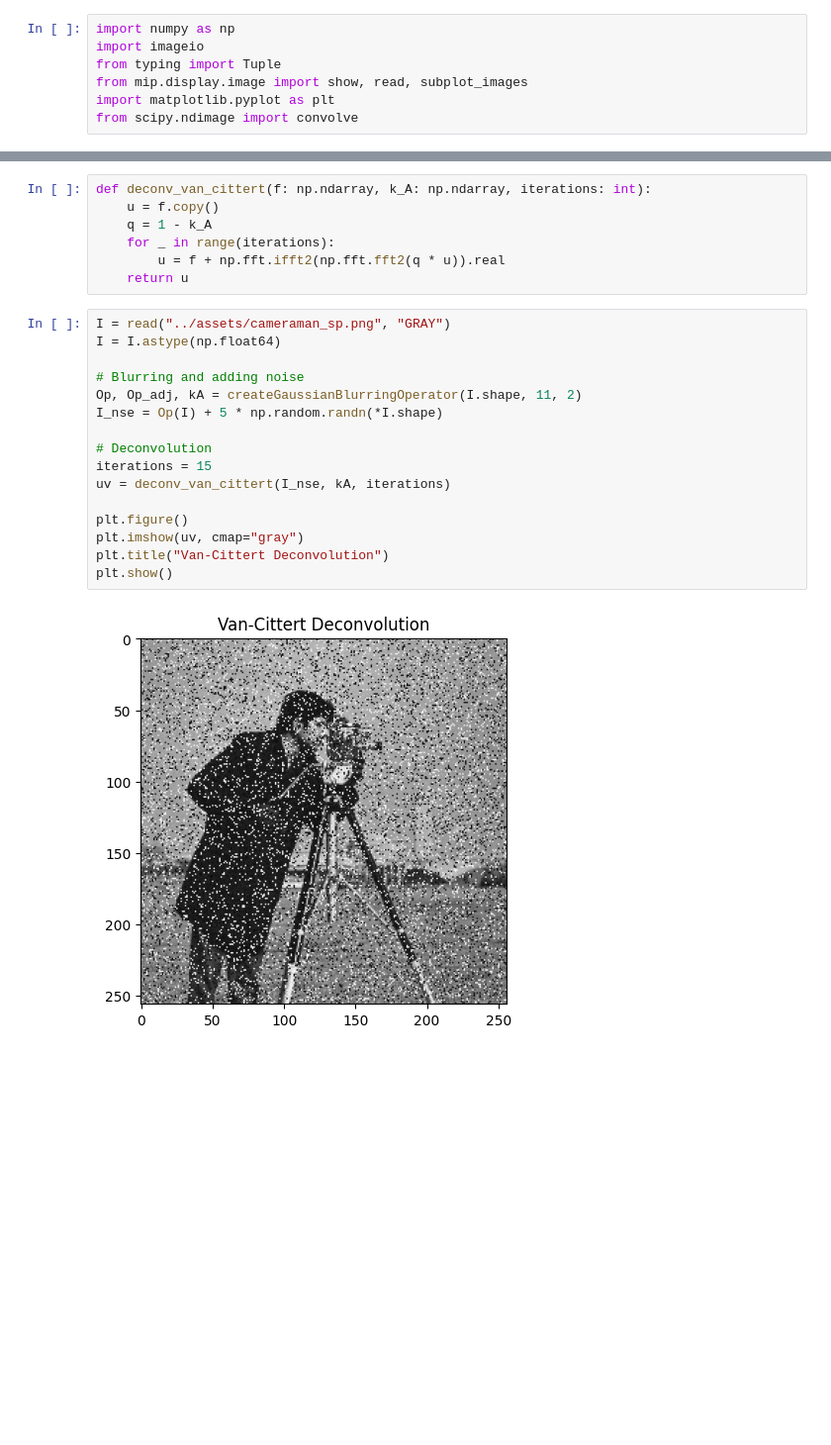
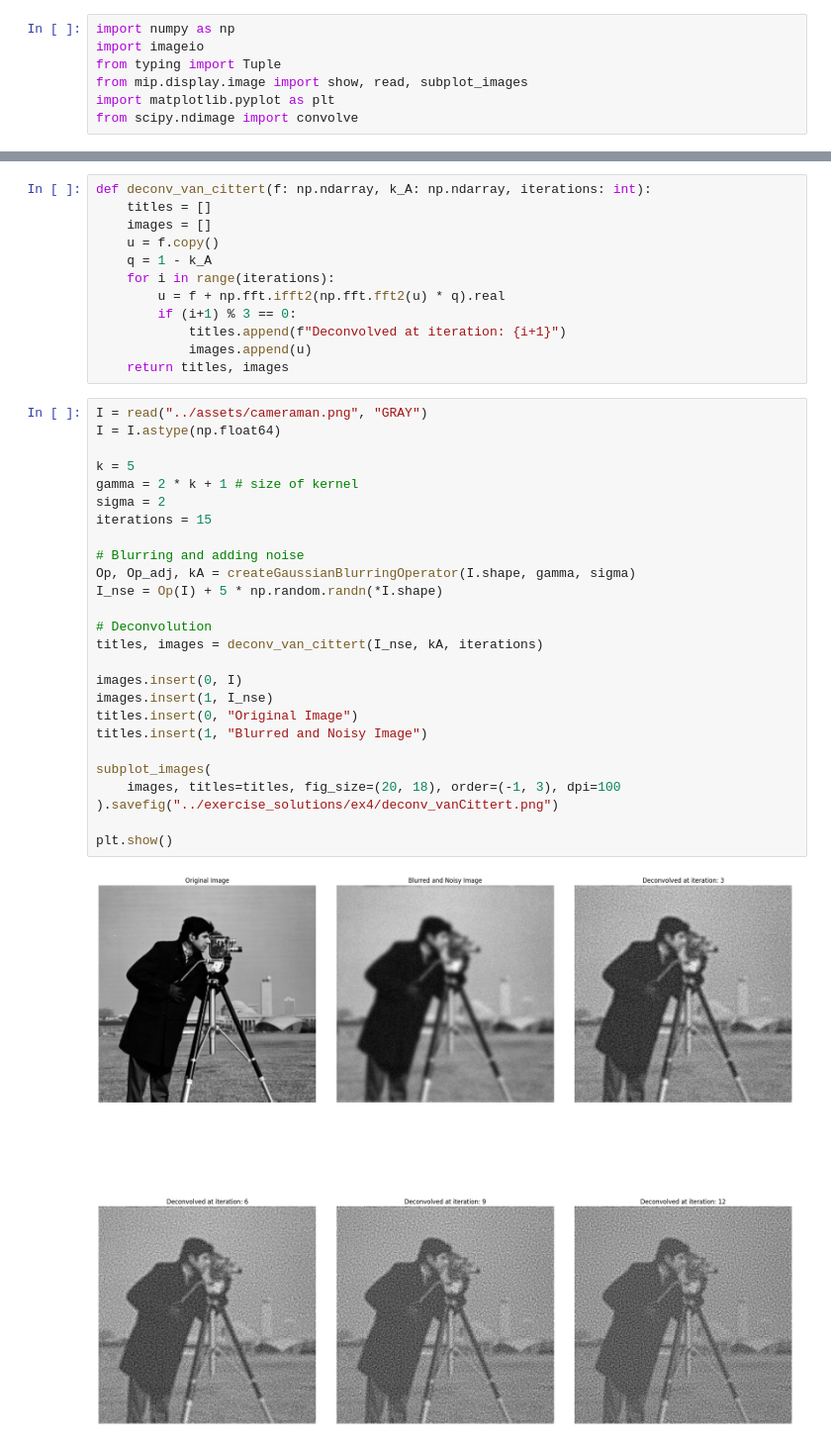
Before and after one commit to Crazz-Zaac/mathematical-image-processing, a Jupyter notebook: notebooks/ex_4.ipynb, the cells around one changed output, grey strips where cells are left out. Shown at 99% size. Saved outputs shown, nothing was run; the diff lists cells and outputs as text; blank space fills up the shorter version.

Commit message:
image deconvolution using van-Citteret

```diff
--- a/notebooks/ex_4.ipynb
+++ b/notebooks/ex_4.ipynb
@@ -28,26 +46,41 @@ def createGaussianBlurringOperator(
     return Op, Op_adj, fftFilter
 # %%
 def deconv_van_cittert(f: np.ndarray, k_A: np.ndarray, iterations: int):
+    titles = []
+    images = []
     u = f.copy()
     q = 1 - k_A
-    for _ in range(iterations):
-        u = f + np.fft.ifft2(np.fft.fft2(q * u)).real
-    return u
+    for i in range(iterations):
+        u = f + np.fft.ifft2(np.fft.fft2(u) * q).real
+        if (i+1) % 3 == 0:
+            titles.append(f"Deconvolved at iteration: {i+1}")
+            images.append(u)
+    return titles, images
 # %%
-I = read("../assets/cameraman_sp.png", "GRAY")
+I = read("../assets/cameraman.png", "GRAY")
 I = I.astype(np.float64)
 
+k = 5
+gamma = 2 * k + 1 # size of kernel
+sigma = 2
+iterations = 15
+
 # Blurring and adding noise
-Op, Op_adj, kA = createGaussianBlurringOperator(I.shape, 11, 2)
+Op, Op_adj, kA = createGaussianBlurringOperator(I.shape, gamma, sigma)
 I_nse = Op(I) + 5 * np.random.randn(*I.shape)
 
 # Deconvolution
-iterations = 15
-uv = deconv_van_cittert(I_nse, kA, iterations)
+titles, images = deconv_van_cittert(I_nse, kA, iterations)
 
-plt.figure()
-plt.imshow(uv, cmap="gray")
-plt.title("Van-Cittert Deconvolution")
+images.insert(0, I)
+images.insert(1, I_nse)
+titles.insert(0, "Original Image")
+titles.insert(1, "Blurred and Noisy Image")
+
+subplot_images(
+    images, titles=titles, fig_size=(20, 18), order=(-1, 3), dpi=100
+).savefig("../exercise_solutions/ex4/deconv_vanCittert.png")
+
 plt.show()
 # %% [output]
-[figure, old version]
+[figure, new version]
```
Also changed, not shown: parts of 1 cell of this notebook, 1 other file.
